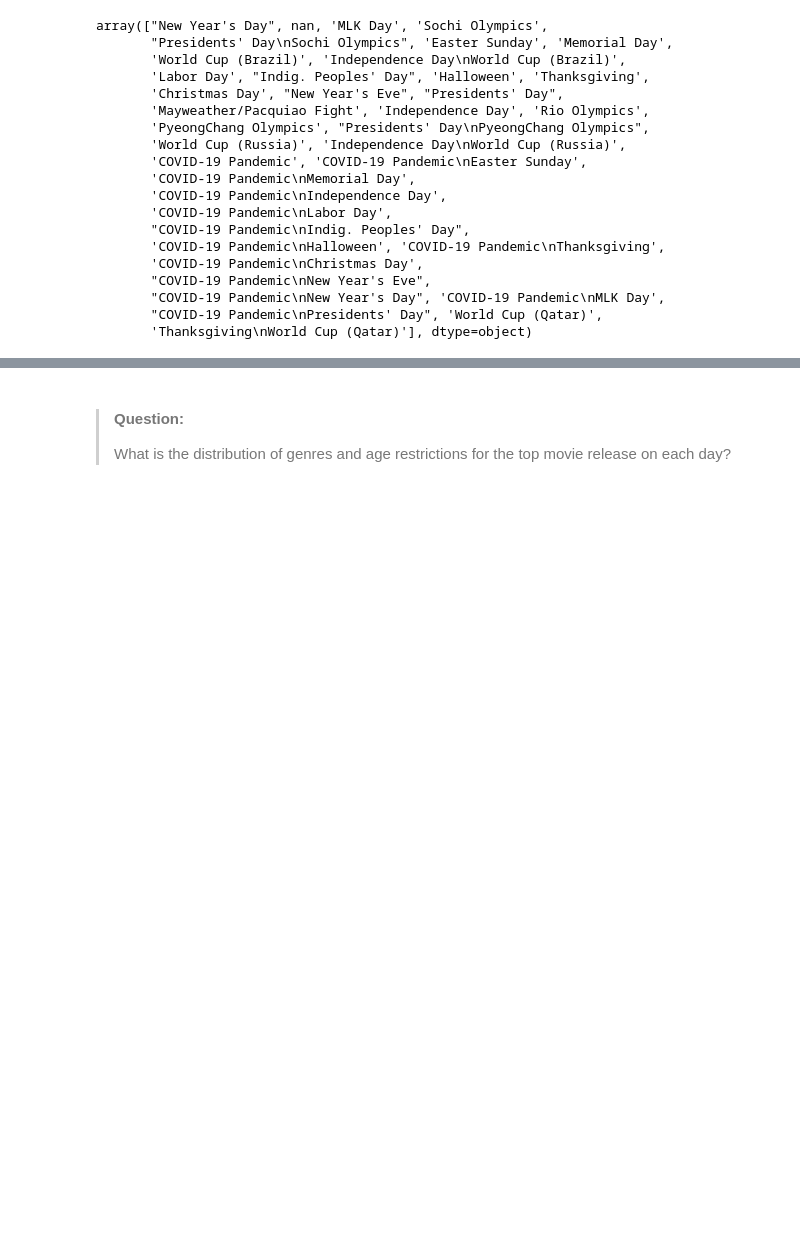
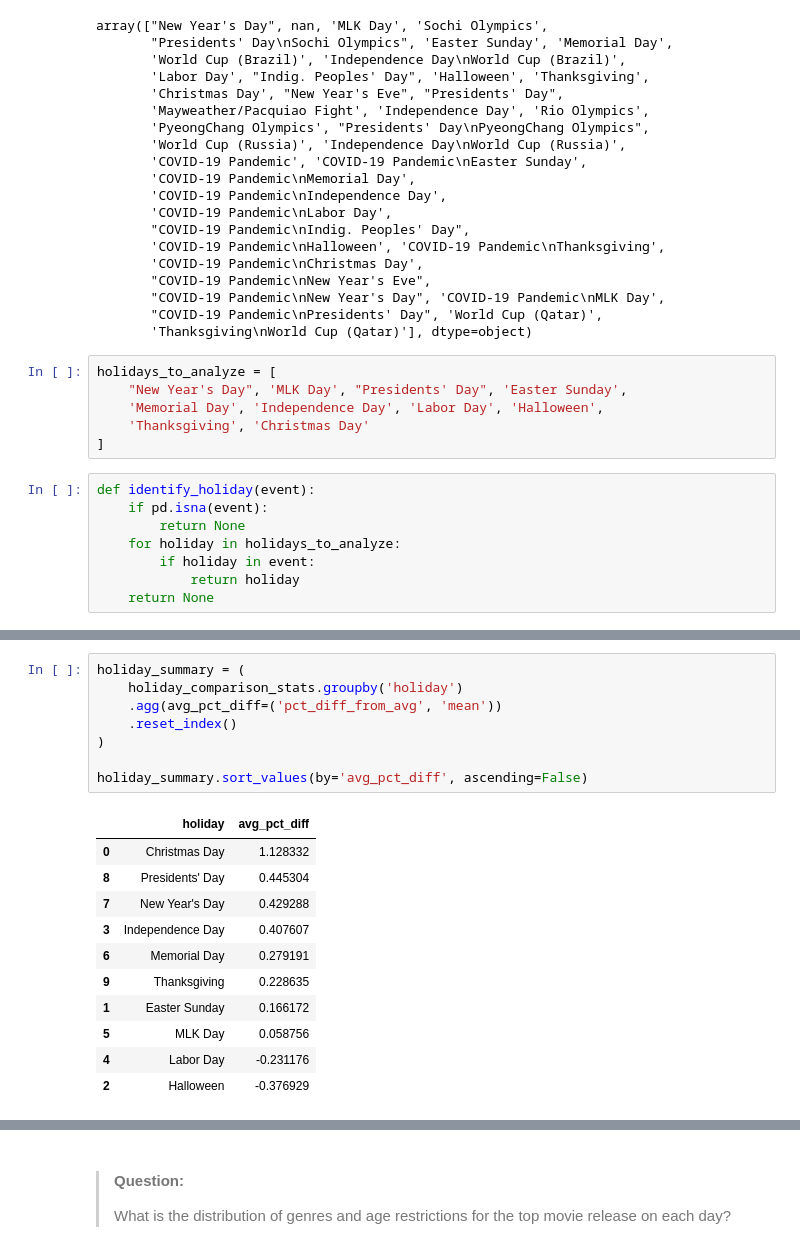
Before and after one commit to charJin/movie-theaters-analysis, a Jupyter notebook: notebooks/Analysis with questions.ipynb, the cells around one changed output, grey strips where cells are left out. Drawn from its saved outputs; the diff is of its cells as text; blank space fills up the shorter version.

```diff
--- a/notebooks/Analysis with questions.ipynb
+++ b/notebooks/Analysis with questions.ipynb
@@ -389,3 +400,17 @@ array(["New Year's Day", nan, 'MLK Day', 'Sochi Olympics',
        "COVID-19 Pandemic\nNew Year's Day", 'COVID-19 Pandemic\nMLK Day',
        "COVID-19 Pandemic\nPresidents' Day", 'World Cup (Qatar)',
        'Thanksgiving\nWorld Cup (Qatar)'], dtype=object)
+# %%
+holidays_to_analyze = [
+    "New Year's Day", 'MLK Day', "Presidents' Day", 'Easter Sunday',
+    'Memorial Day', 'Independence Day', 'Labor Day', 'Halloween',
+    'Thanksgiving', 'Christmas Day'
+]
+# %%
+def identify_holiday(event):
+    if pd.isna(event):
+        return None
+    for holiday in holidays_to_analyze:
+        if holiday in event:
+            return holiday
+    return None
@@ -391,0 +481,20 @@ array(["New Year's Day", nan, 'MLK Day', 'Sochi Olympics',
+# %%
+holiday_summary = (
+    holiday_comparison_stats.groupby('holiday')
+    .agg(avg_pct_diff=('pct_diff_from_avg', 'mean'))
+    .reset_index()
+)
+
+holiday_summary.sort_values(by='avg_pct_diff', ascending=False)
+# %% [output]
+|  | holiday | avg_pct_diff |
+| 0 | Christmas Day | 1.128332 |
+| 8 | Presidents' Day | 0.445304 |
+| 7 | New Year's Day | 0.429288 |
+| 3 | Independence Day | 0.407607 |
+| 6 | Memorial Day | 0.279191 |
+| 9 | Thanksgiving | 0.228635 |
+| 1 | Easter Sunday | 0.166172 |
+| 5 | MLK Day | 0.058756 |
+| 4 | Labor Day | -0.231176 |
+| 2 | Halloween | -0.376929 |
```
Also changed, not shown: parts of 7 cells of this notebook.
